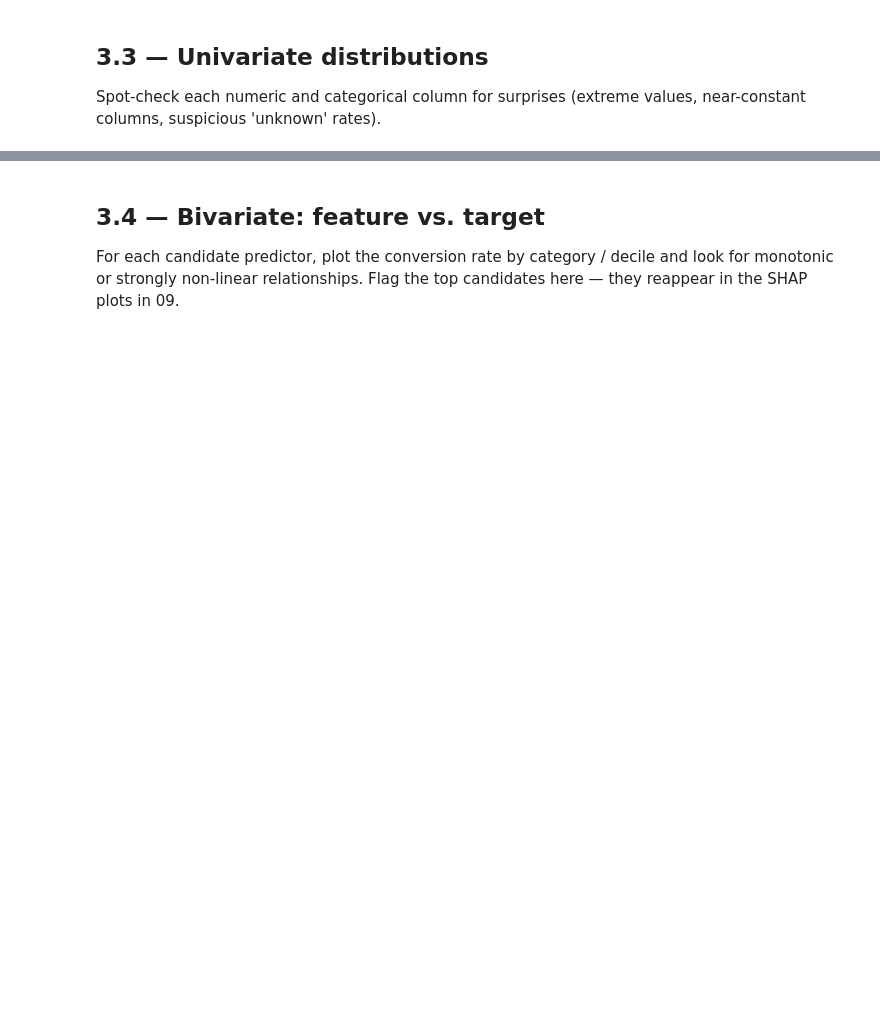
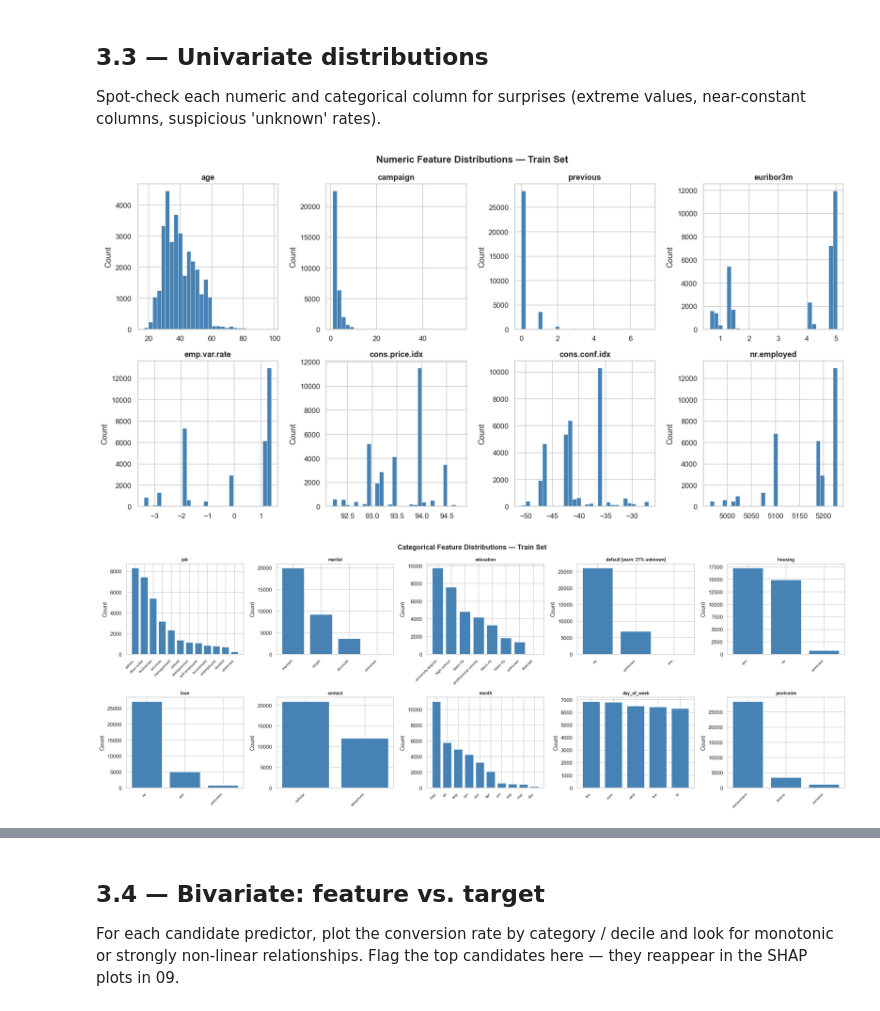
Before and after one commit to Jasper040/Project-4-prediction-framework, a Jupyter notebook: notebooks/03_eda.ipynb, the cells around one changed output, grey strips where cells are left out. Cells and saved outputs as stored; diff of their text form; code cells hidden in the pictures; blank space fills up the shorter version.

```diff
--- a/notebooks/03_eda.ipynb
+++ b/notebooks/03_eda.ipynb
@@ -38,3 +78,77 @@ PR-AUC and class-weighting later.
 
 Spot-check each numeric and categorical column for surprises (extreme
 values, near-constant columns, suspicious 'unknown' rates).
+# %%
+numeric_eda = [
+    'age', 'campaign', 'previous', 'euribor3m',
+    'emp.var.rate', 'cons.price.idx', 'cons.conf.idx', 'nr.employed',
+]
+
+# -- Numeric histograms ---------------------------------------------------
+fig, axes = plt.subplots(2, 4, figsize=(16, 8))
+for ax, col in zip(axes.flatten(), numeric_eda):
+    ax.hist(train_df[col].dropna(), bins=30, color='steelblue',
+            edgecolor='white', linewidth=0.4)
+    ax.set_title(col)
+    ax.set_ylabel('Count')
+fig.suptitle('Numeric Feature Distributions — Train Set', fontweight='bold')
+fig.tight_layout()
+viz.save_fig(fig, '03_eda_numeric_distributions')
+plt.show()
+
+# -- Categorical bar charts -----------------------------------------------
+n_cats = len(config.CATEGORICAL_COLS)
+ncols = 5
+nrows = (n_cats + ncols - 1) // ncols
+fig, axes = plt.subplots(nrows, ncols, figsize=(22, 4 * nrows))
+axes_flat = axes.flatten()
+
+high_unknown = []
+for i, col in enumerate(config.CATEGORICAL_COLS):
+    ax = axes_flat[i]
+    vc = train_df[col].value_counts()
+    ax.bar(range(len(vc)), vc.values, color='steelblue')
+    ax.set_xticks(range(len(vc)))
+    ax.set_xticklabels(vc.index, rotation=45, ha='right', fontsize=8)
+    ax.set_ylabel('Count')
+    title = col
+    if 'unknown' in vc.index:
+        unk_rate = vc['unknown'] / vc.sum()
+        if unk_rate > 0.10:
+            title = f'{col} [warn: {unk_rate:.0%} unknown]'
+            high_unknown.append((col, unk_rate))
+    ax.set_title(title, fontsize=9)
+
+for j in range(n_cats, len(axes_flat)):
+    axes_flat[j].set_visible(False)
+
+fig.suptitle('Categorical Feature Distributions — Train Set', fontweight='bold')
+fig.tight_layout()
+viz.save_fig(fig, '03_eda_categorical_distributions')
+plt.show()
+
+print('-- Columns flagged for high unknown rate (>10%) --')
+if high_unknown:
+    for col, rate in high_unknown:
+        print(f'  {col}: {rate:.1%} unknown')
+else:
+    print('  None above 10% threshold.')
+
+print('\n-- All unknown rates --')
+for col in config.CATEGORICAL_COLS:
+    if 'unknown' in train_df[col].values:
+        unk = (train_df[col] == 'unknown').mean()
+        print(f'  {col}: {unk:.1%}')
+
+print('\n-- Near-constant columns (dominant category > 90%) --')
+found_near_constant = False
+for col in config.CATEGORICAL_COLS:
+    vc = train_df[col].value_counts(normalize=True)
+    if vc.iloc[0] > 0.90:
+        print(f'  {col}: top={vc.index[0]!r} at {vc.iloc[0]:.1%}')
+        found_near_constant = True
+if not found_near_constant:
+    print('  None above 90% threshold.')
+# %% [output]
+[figure, added]
+[figure, added]
```
Also changed, not shown: parts of 7 cells of this notebook, 2 other files.
